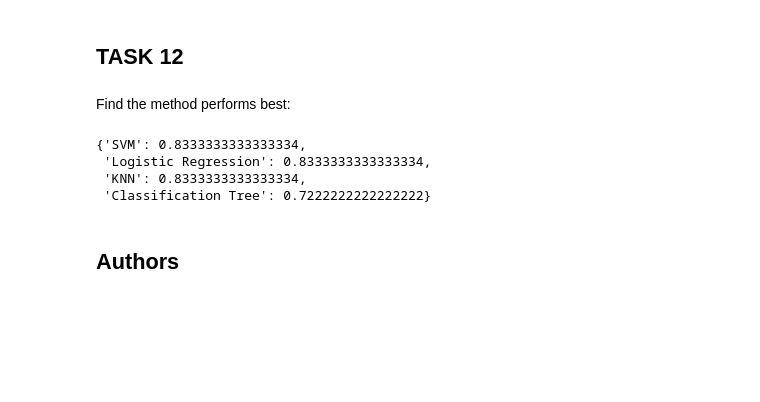
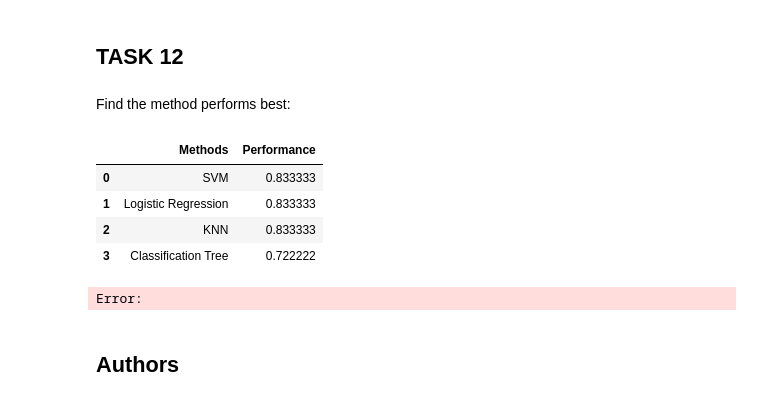
Before and after one commit to jasonriek/Applied-Data-Science-Capstone, a Jupyter notebook: SpaceX_Machine Learning Prediction_Part_5.ipynb, the cells around one changed output. Saved outputs shown, nothing was run; the diff lists cells and outputs as text; code cells hidden in the pictures; blank space fills up the shorter version.

```diff
--- a/SpaceX_Machine Learning Prediction_Part_5.ipynb
+++ b/SpaceX_Machine Learning Prediction_Part_5.ipynb
@@ -293,17 +293,19 @@ Find the method performs best:
 # %%
 methods = {
     'SVM': svm_s,
     'Logistic Regression': lr_s,
     'KNN': knn_s,
     'Classification Tree': tree_s
 }
-
-methods
+df = pd.DataFrame({'Methods': methods.keys(), 'Performance': methods.values()})
+df.head()
 # %% [output]
+|  | Methods | Performance |
+| 0 | SVM | 0.833333 |
+| 1 | Logistic Regression | 0.833333 |
+| 2 | KNN | 0.833333 |
+| 3 | Classification Tree | 0.722222 |
-{'SVM': 0.8333333333333334,
- 'Logistic Regression': 0.8333333333333334,
- 'KNN': 0.8333333333333334,
- 'Classification Tree': 0.7222222222222222}
+Error:
 # %% [markdown]
 ## Authors
 # %% [markdown]
```
Also changed, not shown: 8 other files.
